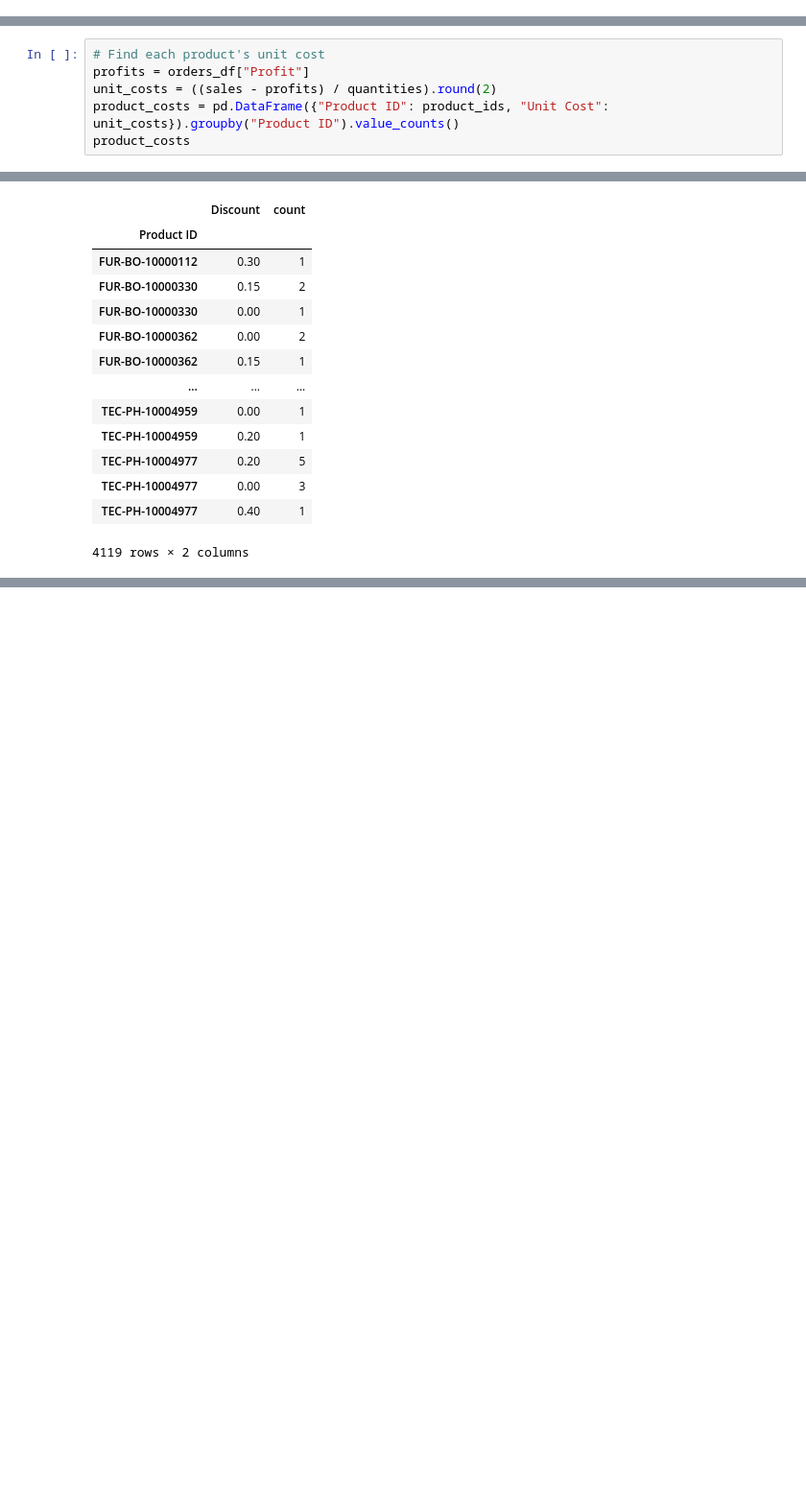
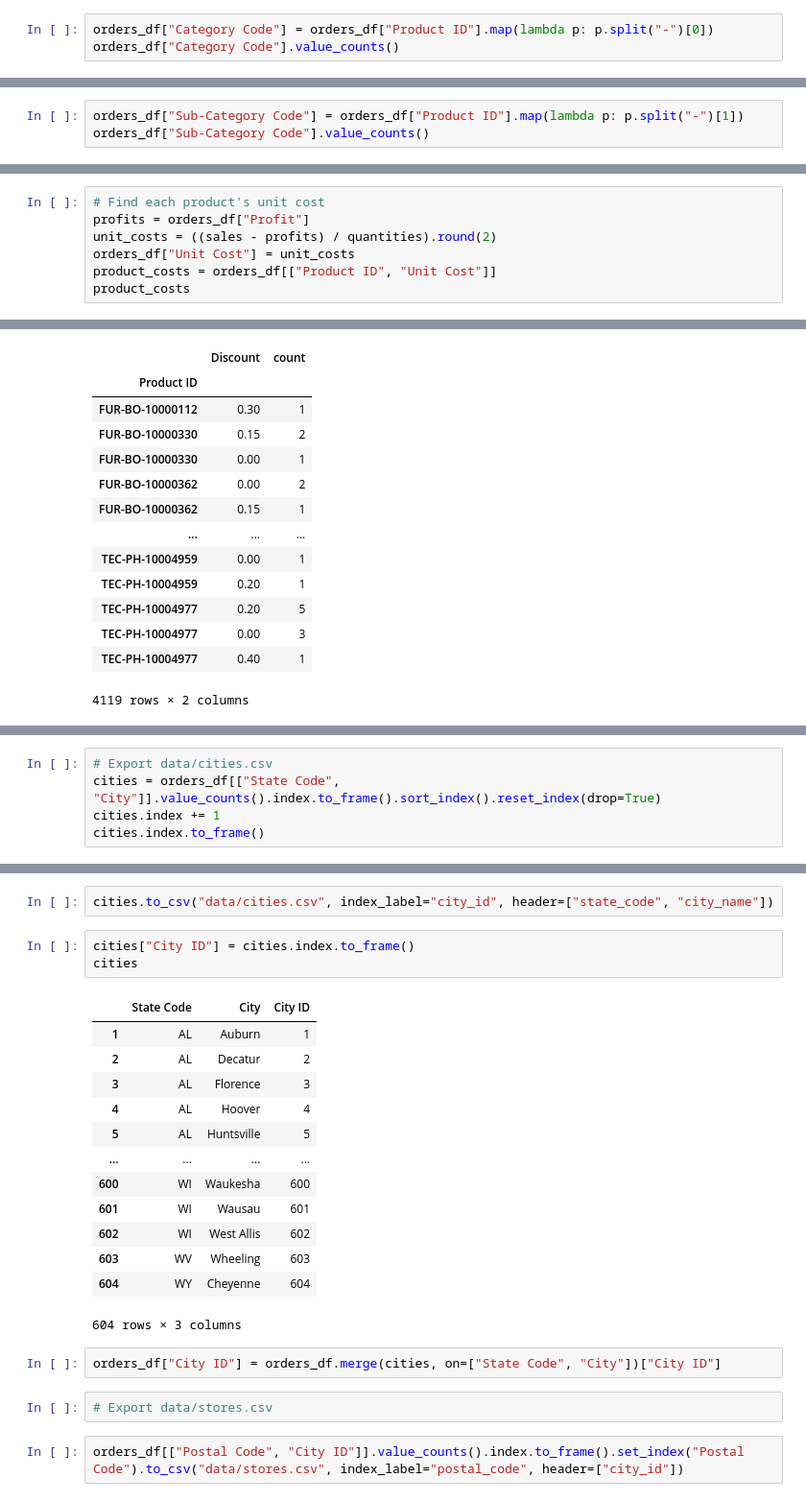
Before and after one commit to frogcoder/GBC_Fund_Data_Management, a Jupyter notebook: data_management_exercise1.ipynb, the cells around one changed output, grey strips where cells are left out. Shown at 96% size. Saved outputs shown, nothing was run; the diff lists cells and outputs as text; blank space fills up the shorter version.

Commit message:
CSV exports

```diff
--- a/data_management_exercise1.ipynb
+++ b/data_management_exercise1.ipynb
@@ -189,0 +281,3 @@ Name: count, dtype: int64
+# %%
+orders_df["Category Code"] = orders_df["Product ID"].map(lambda p: p.split("-")[0])
+orders_df["Category Code"].value_counts()
@@ -189,0 +292,3 @@ Name: count, dtype: int64
+# %%
+orders_df["Sub-Category Code"] = orders_df["Product ID"].map(lambda p: p.split("-")[1])
+orders_df["Sub-Category Code"].value_counts()
@@ -335,6 +435,7 @@ There is one unit price per product
 # Find each product's unit cost
 profits = orders_df["Profit"]
 unit_costs = ((sales - profits) / quantities).round(2)
-product_costs = pd.DataFrame({"Product ID": product_ids, "Unit Cost": unit_costs}).groupby("Product ID").value_counts()
+orders_df["Unit Cost"] = unit_costs
+product_costs = orders_df[["Product ID", "Unit Cost"]]
 product_costs
 # %% [output]
@@ -389,0 +517,5 @@ orders_df[["Product ID", "Discount"]].groupby("Product ID").value_counts().reset
+# %%
+# Export data/cities.csv
+cities = orders_df[["State Code", "City"]].value_counts().index.to_frame().sort_index().reset_index(drop=True)
+cities.index += 1
+cities.index.to_frame()
@@ -389,0 +536,25 @@ orders_df[["Product ID", "Discount"]].groupby("Product ID").value_counts().reset
+# %%
+cities.to_csv("data/cities.csv", index_label="city_id", header=["state_code", "city_name"])
+# %%
+cities["City ID"] = cities.index.to_frame()
+cities
+# %% [output]
+|  | State Code | City | City ID |
+| 1 | AL | Auburn | 1 |
+| 2 | AL | Decatur | 2 |
+| 3 | AL | Florence | 3 |
+| 4 | AL | Hoover | 4 |
+| 5 | AL | Huntsville | 5 |
+| ... | ... | ... | ... |
+| 600 | WI | Waukesha | 600 |
+| 601 | WI | Wausau | 601 |
+| 602 | WI | West Allis | 602 |
+| 603 | WV | Wheeling | 603 |
+| 604 | WY | Cheyenne | 604 |
+604 rows × 3 columns
+# %%
+orders_df["City ID"] = orders_df.merge(cities, on=["State Code", "City"])["City ID"]
+# %%
+# Export data/stores.csv
+# %%
+orders_df[["Postal Code", "City ID"]].value_counts().index.to_frame().set_index("Postal Code").to_csv("data/stores.csv", index_label="postal_code", header=["city_id"])
```
Also changed, not shown: parts of 41 cells of this notebook.
